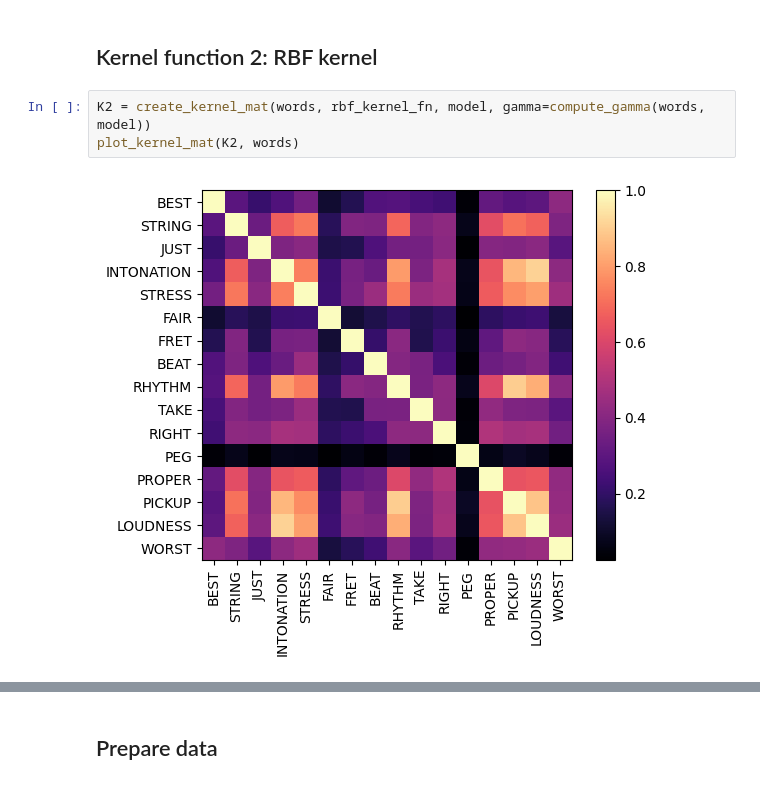
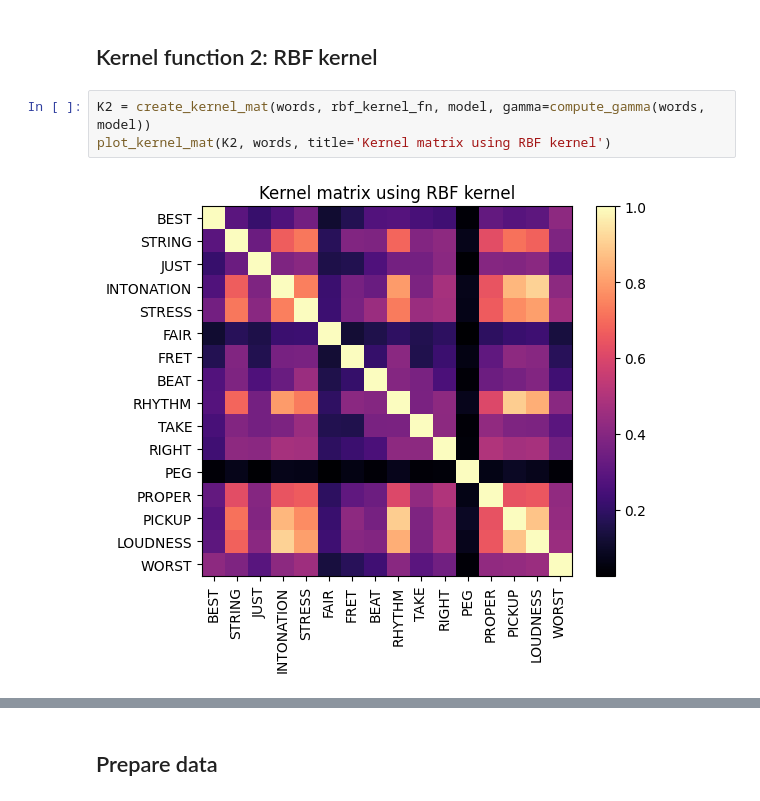
Before and after one commit to afjal4/neural-representations-drp, a Jupyter notebook: specific_connections_in_embeddings/Connections.ipynb, the cells around one changed output, grey strips where cells are left out. Drawn from its saved outputs; the diff is of its cells as text.

```diff
--- a/specific_connections_in_embeddings/Connections.ipynb
+++ b/specific_connections_in_embeddings/Connections.ipynb
@@ -83,9 +82,9 @@ plot_kernel_mat(K_sorted, words_sorted)
 ## Kernel function 2: RBF kernel
 # %%
 K2 = create_kernel_mat(words, rbf_kernel_fn, model, gamma=compute_gamma(words, model))
-plot_kernel_mat(K2, words)
+plot_kernel_mat(K2, words, title='Kernel matrix using RBF kernel')
 # %% [output]
-[figure, old version]
+[figure, new version]
 # %%
 order = kmeans_order_from_K(K2, n_clusters=4)
 K_sorted = apply_order(K2, order)
```
Also changed, not shown: parts of 14 cells of this notebook, 1 other file.
